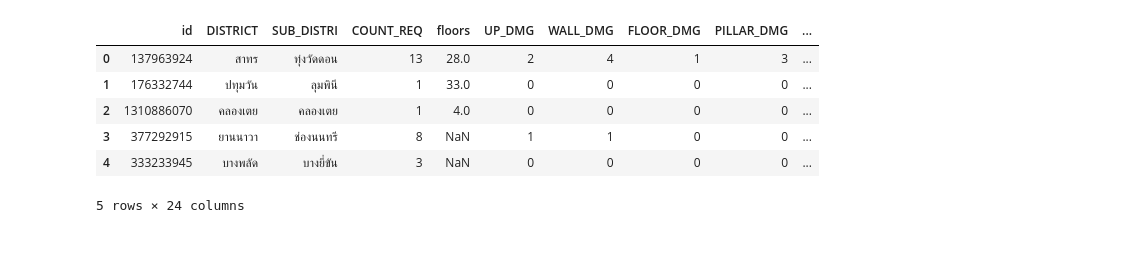
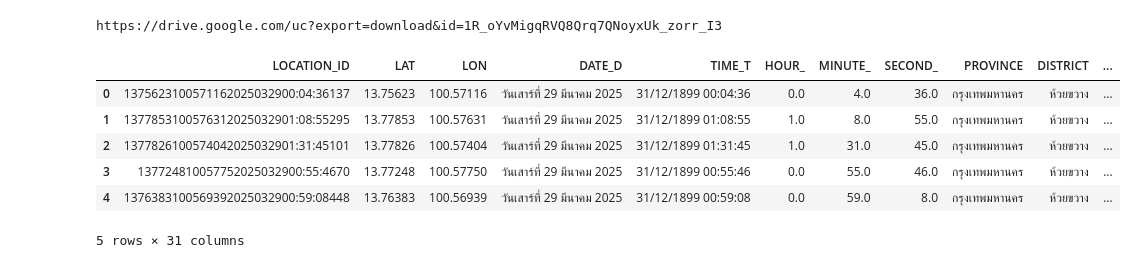
Before and after one commit to tontantip/Archive, a Jupyter notebook: portfolio/portfolio_pro1.ipynb, the cells around one changed output. Saved outputs shown, nothing was run; the diff lists cells and outputs as text; code cells hidden in the pictures.

```diff
--- a/portfolio/portfolio_pro1.ipynb
+++ b/portfolio/portfolio_pro1.ipynb
@@ -1,17 +1,21 @@
 # %% [markdown]
 <a href="https://colab.research.google.com/github/tontantip/Archive/blob/main/portfolio/portfolio_pro1.ipynb" target="_parent"><img src="https://colab.research.google.com/assets/colab-badge.svg" alt="Open In Colab"/></a>
-# %%
-import pandas as pd
-
-url = 'https://raw.githubusercontent.com/tontantip/DADS5001-Project-Earthquake/refs/heads/main/Document/buildings_all_stats_mapped_%E0%B9%83%E0%B8%8A%E0%B9%89%E0%B8%AD%E0%B8%B1%E0%B8%99%E0%B8%99%E0%B8%B5%E0%B9%89.csv'
-excel_df = pd.read_csv(url)
-
-display(excel_df.head())
-# %% [output]
-|  | id | DISTRICT | SUB_DISTRI | COUNT_REQ | floors | UP_DMG | WALL_DMG | FLOOR_DMG | PILLAR_DMG | ... |
-| 0 | 137963924 | สาทร | ทุ่งวัดดอน | 13 | 28.0 | 2 | 4 | 1 | 3 | ... |
-| 1 | 176332744 | ปทุมวัน | ลุมพินี | 1 | 33.0 | 0 | 0 | 0 | 0 | ... |
-| 2 | 1310886070 | คลองเตย | คลองเตย | 1 | 4.0 | 0 | 0 | 0 | 0 | ... |
-| 3 | 377292915 | ยานนาวา | ช่องนนทรี | 8 | NaN | 1 | 1 | 0 | 0 | ... |
-| 4 | 333233945 | บางพลัด | บางยี่ขัน | 3 | NaN | 0 | 0 | 0 | 0 | ... |
-5 rows × 24 columns
+# %%
+import pandas as pd
+
+file_id = "1R_oYvMigqRVQ8Qrq7QNoyxUk_zorr_I3"
+
+url = f"https://drive.google.com/uc?export=download&id={file_id}"
+print(url)
+
+df = pd.read_csv(url,encoding="cp874")
+df.head()
+# %% [output]
+https://drive.google.com/uc?export=download&id=1R_oYvMigqRVQ8Qrq7QNoyxUk_zorr_I3
+|  | LOCATION_ID | LAT | LON | DATE_D | TIME_T | HOUR_ | MINUTE_ | SECOND_ | PROVINCE | DISTRICT | ... |
+| 0 | 1375623100571162025032900:04:36137 | 13.75623 | 100.57116 | วันเสาร์ที่ 29 มีนาคม 2025 | 31/12/1899 00:04:36 | 0.0 | 4.0 | 36.0 | กรุงเทพมหานคร | ห้วยขวาง | ... |
+| 1 | 1377853100576312025032901:08:55295 | 13.77853 | 100.57631 | วันเสาร์ที่ 29 มีนาคม 2025 | 31/12/1899 01:08:55 | 1.0 | 8.0 | 55.0 | กรุงเทพมหานคร | ห้วยขวาง | ... |
+| 2 | 1377826100574042025032901:31:45101 | 13.77826 | 100.57404 | วันเสาร์ที่ 29 มีนาคม 2025 | 31/12/1899 01:31:45 | 1.0 | 31.0 | 45.0 | กรุงเทพมหานคร | ห้วยขวาง | ... |
+| 3 | 137724810057752025032900:55:4670 | 13.77248 | 100.57750 | วันเสาร์ที่ 29 มีนาคม 2025 | 31/12/1899 00:55:46 | 0.0 | 55.0 | 46.0 | กรุงเทพมหานคร | ห้วยขวาง | ... |
+| 4 | 1376383100569392025032900:59:08448 | 13.76383 | 100.56939 | วันเสาร์ที่ 29 มีนาคม 2025 | 31/12/1899 00:59:08 | 0.0 | 59.0 | 8.0 | กรุงเทพมหานคร | ห้วยขวาง | ... |
+5 rows × 31 columns
```
Also changed, not shown: parts of 13 cells of this notebook.
